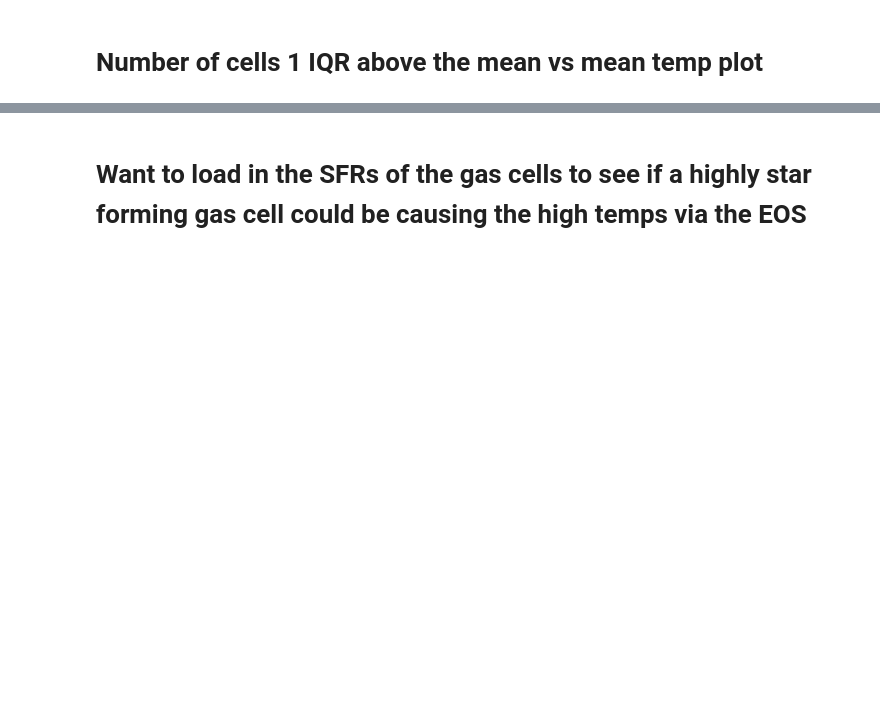
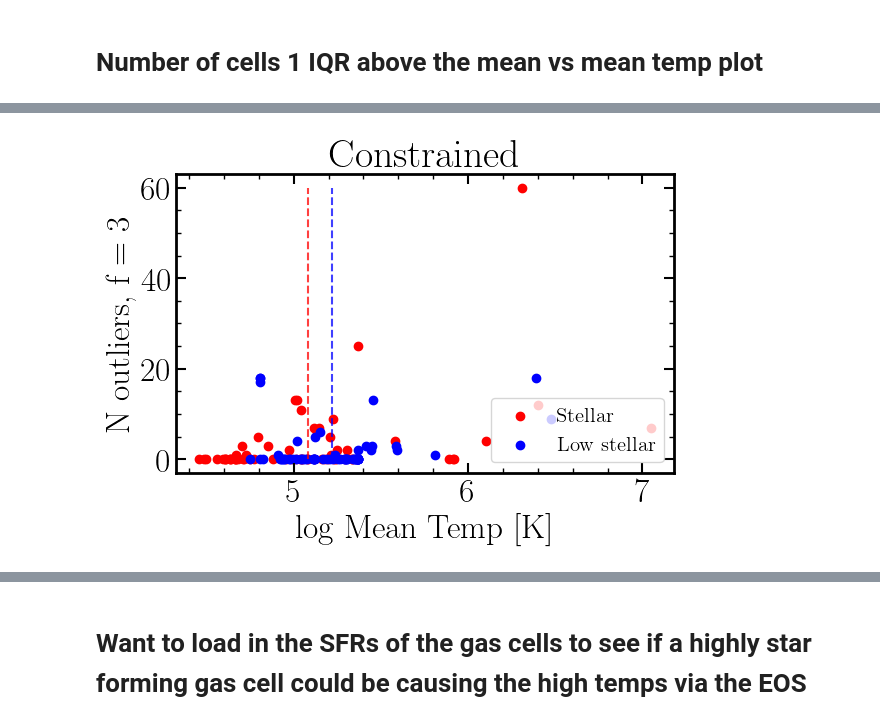
Before and after one commit to khojonat/LtU_Accretion, a Jupyter notebook: Gas_Temps.ipynb, the cells around one changed output, grey strips where cells are left out. Drawn from its saved outputs; the diff is of its cells as text; code cells hidden in the pictures; blank space fills up the shorter version.

```diff
--- a/Gas_Temps.ipynb
+++ b/Gas_Temps.ipynb
@@ -216,0 +263,17 @@ plt.savefig(f'Plots/Temps/N_T_f{f}_{sim}.png')
+# %%
+plt.title(f'{sim}')
+plt.scatter(Mean_temps['C'][stellar],G1_IQR['C'][stellar],color='red',label='Stellar')
+plt.scatter(Mean_temps['C'][nostellar],G1_IQR['C'][nostellar],color='blue',label='Low stellar')
+plt.vlines(np.mean(Mean_temps['C'][stellar]),np.min(G1_IQR['C'][stellar]),np.max(G1_IQR['C'][stellar]),
+           color='red',ls='--',alpha=0.75)
+plt.vlines(np.mean(Mean_temps['C'][nostellar]),np.min(G1_IQR['C'][stellar]),np.max(G1_IQR['C'][stellar]),
+           color='blue',ls='--',alpha=0.75)
+plt.xlabel('log Mean Temp [K]')
+plt.ylabel(f'N outliers, f = {f}') # Outliers: f * IQR above mean temp
+# plt.yscale('log')
+plt.legend(fontsize=15,loc=4)
+
+plt.tight_layout()
+plt.savefig(f'Plots/Temps/N_T_f{f}_{sim}_stellar.png')
+# %% [output]
+[figure, added]
```
Also changed, not shown: parts of 40 cells of this notebook, 2 other files.
